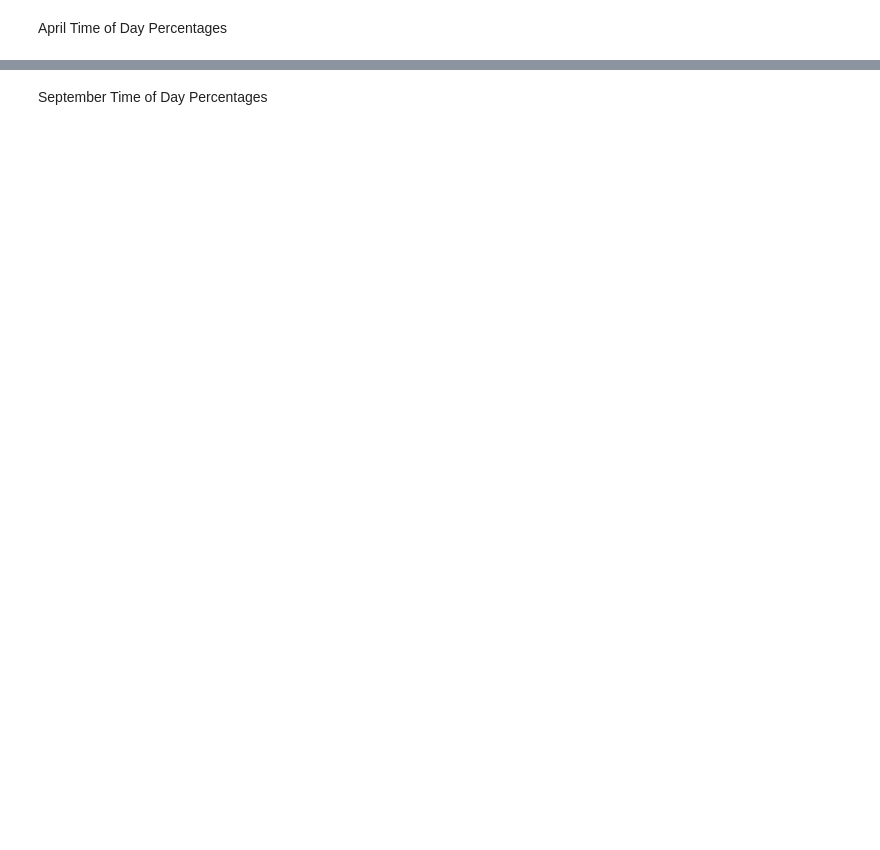
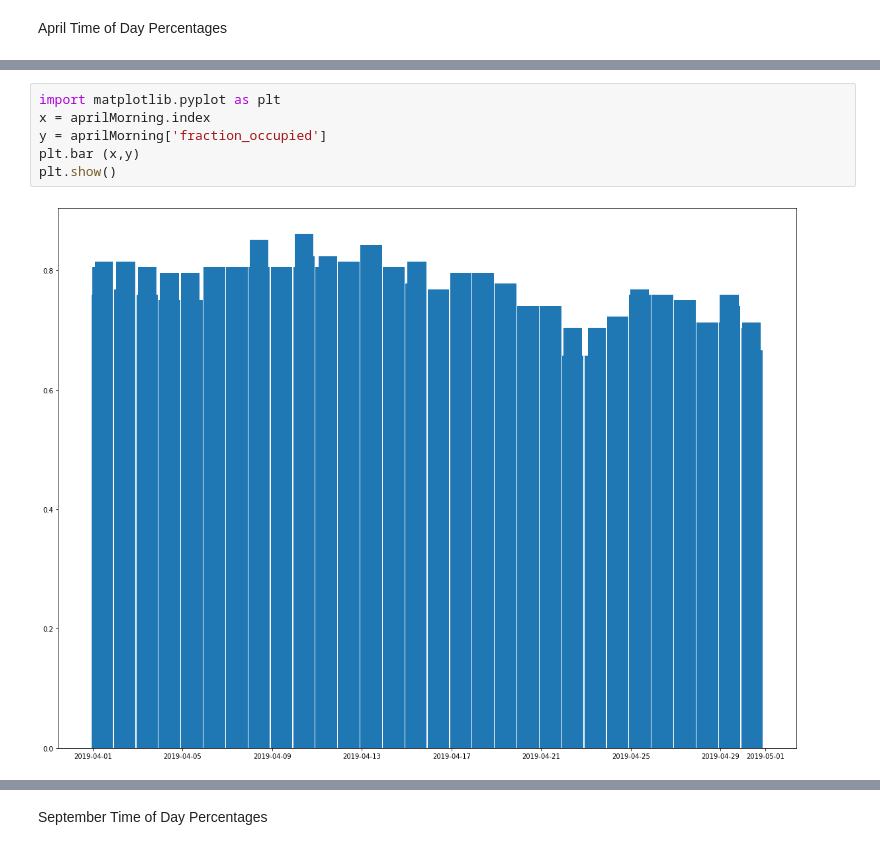
Before and after one commit to AndrewSundaram/VU_SmartCities, a Jupyter notebook: EnergyWorkbook.ipynb, the cells around one changed output, grey strips where cells are left out. Drawn from its saved outputs; the diff is of its cells as text; blank space fills up the shorter version.

```diff
--- a/EnergyWorkbook.ipynb
+++ b/EnergyWorkbook.ipynb
@@ -428,4 +444,12 @@ Time
 Name: fraction_occupied, Length: 1440, dtype: float64
+# %%
+import matplotlib.pyplot as plt
+x = aprilMorning.index
+y = aprilMorning['fraction_occupied']
+plt.bar (x,y)
+plt.show()
+# %% [output]
+[figure, added]
 # %%
 aprilAfternoon = aprilData[(aprilData.index.hour >= 12) & (aprilData.index.hour < 16)]
 print(aprilAfternoon['fraction_occupied'])
```
Also changed, not shown: parts of 31 cells of this notebook.
